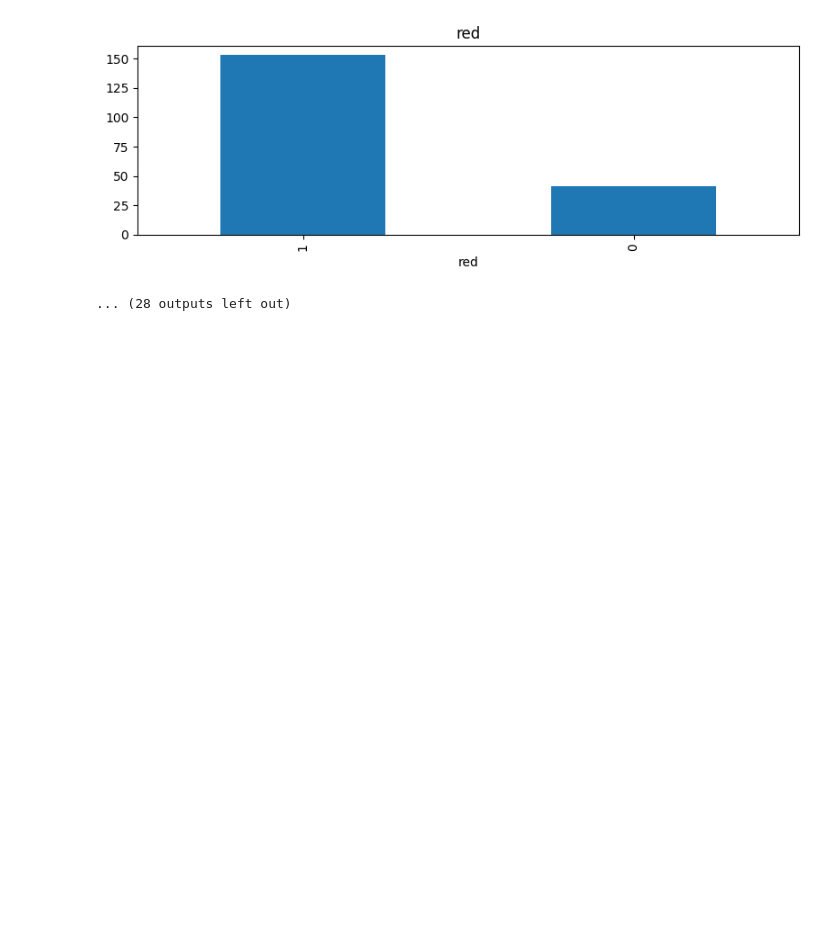
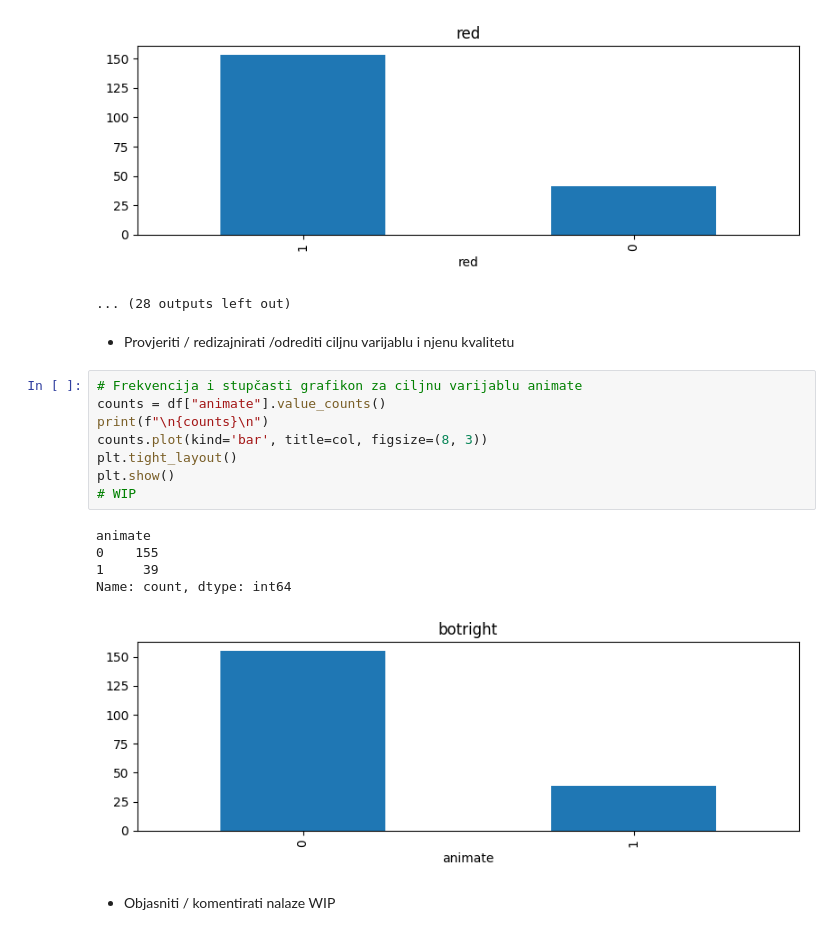
Before and after one commit to TihomirPop/NOSQL_BDA, a Jupyter notebook: 2. dio/zadatak2.ipynb, the cells around one changed output. Saved outputs shown, nothing was run; the diff lists cells and outputs as text; blank space fills up the shorter version.

Commit message:
- Provjeriti / redizajnirati /odrediti ciljnu varijablu i njenu kvalitetu i Objasniti / komentirati nalaze WIP

```diff
--- a/2. dio/zadatak2.ipynb
+++ b/2. dio/zadatak2.ipynb
@@ -145,3 +145,22 @@ red
 Name: count, dtype: int64
 [figure]
 ... (28 outputs left out)
+# %% [markdown]
+- Provjeriti / redizajnirati /odrediti ciljnu varijablu i njenu kvalitetu
+# %%
+# Frekvencija i stupčasti grafikon za ciljnu varijablu animate
+counts = df["animate"].value_counts()
+print(f"\n{counts}\n")
+counts.plot(kind='bar', title=col, figsize=(8, 3))
+plt.tight_layout()
+plt.show()
+# WIP
+# %% [output]
+animate
+0    155
+1     39
+Name: count, dtype: int64
+[figure, added]
+# %% [markdown]
+- Objasniti / komentirati nalaze
+WIP
```
